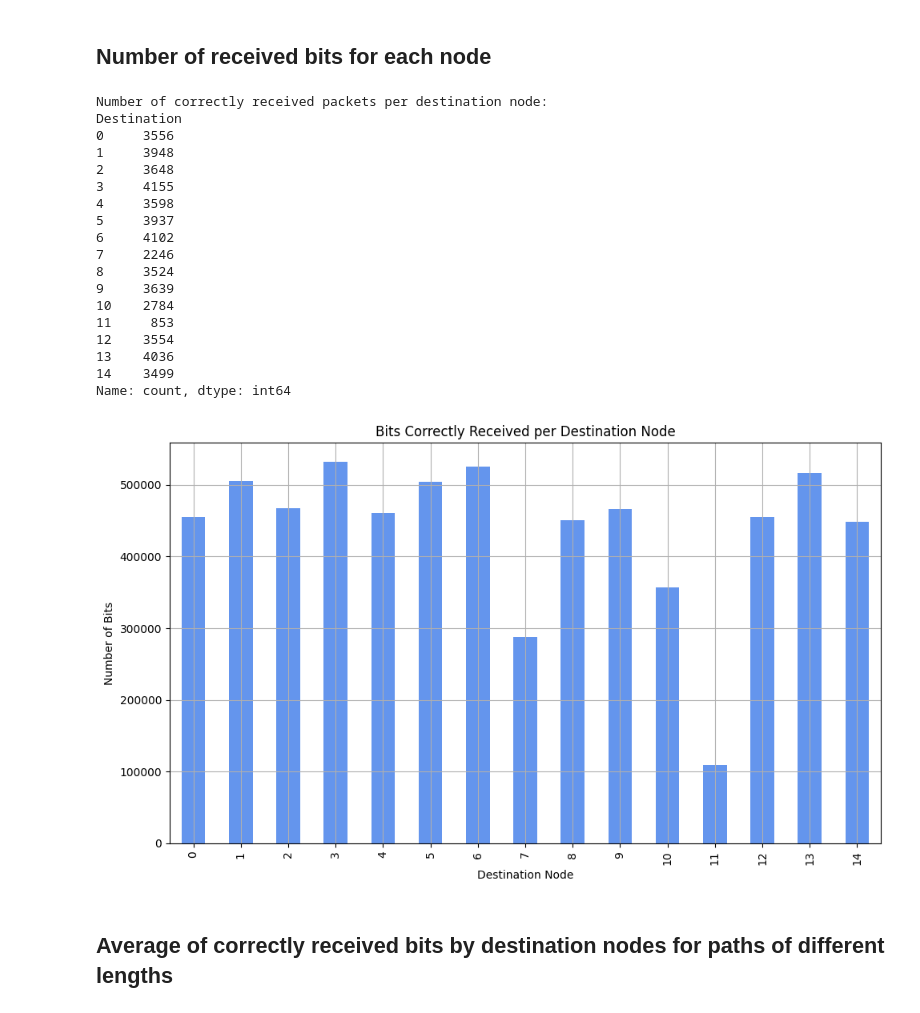
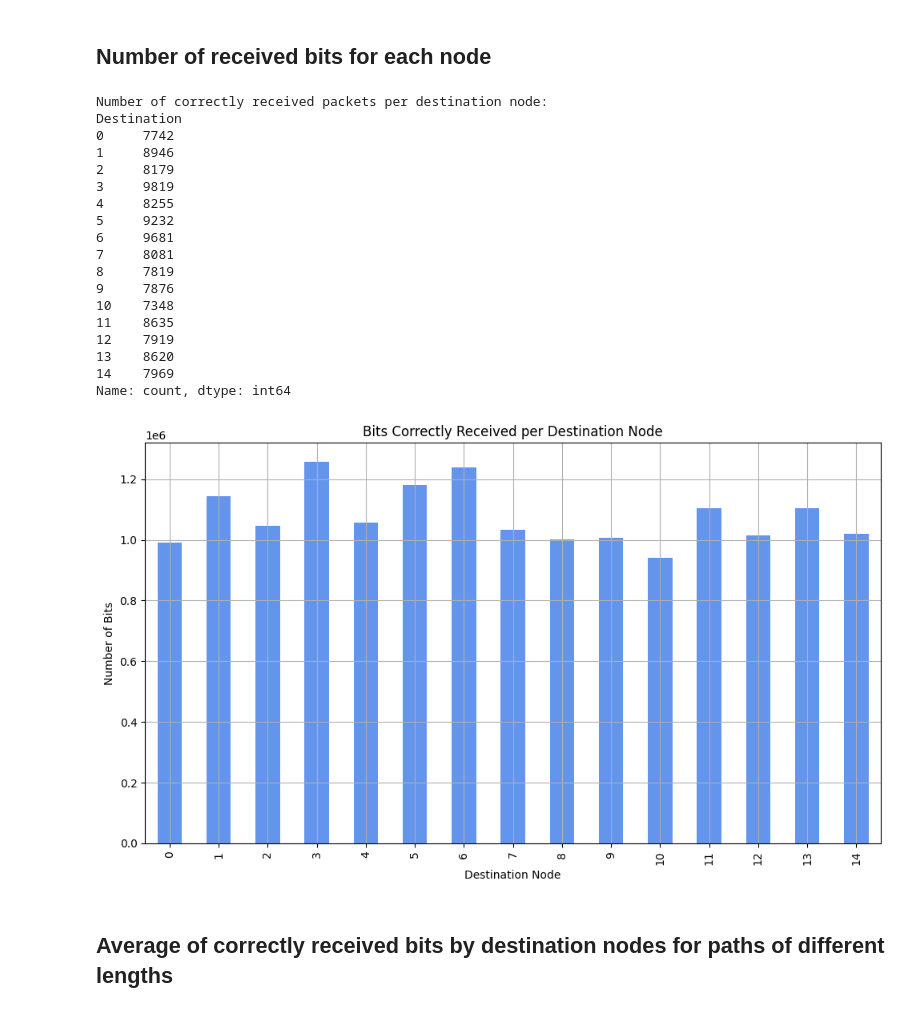
Before and after one commit to forcellatofrancesco/QKD_Simulator, a Jupyter notebook: plots.ipynb, the cells around one changed output. Drawn from its saved outputs; the diff is of its cells as text; code cells hidden in the pictures.

Commit message:
Notebook with plots updated

```diff
--- a/plots.ipynb
+++ b/plots.ipynb
@@ -68,47 +70,47 @@ plt.show()
 # %% [markdown]
 ## Number of received bits for each node
 # %%
-df_packets = pd.read_csv(sim_base_path + "packet_result.csv")
+df_packets = pd.read_csv(low_load_sim + "packet_result.csv")
 df_packets["Destination"] = df_packets["Destination"].str.extract(r"(\d+)", expand=False).astype(int)
 
 # Filter only delivered packets
 delivered_packets = df_packets[df_packets["Delivered"] == True]
 
 # Count received packets per destination node
 received_counts = delivered_packets["Destination"].value_counts().sort_index()
 received_bits = received_counts * 128
 
 print("Number of correctly received packets per destination node:")
 print(received_counts)
 
 plt.figure(figsize=(10, 6))
 received_bits.plot(kind="bar", color="cornflowerblue")
 plt.title("Bits Correctly Received per Destination Node")
 plt.xlabel("Destination Node")
 plt.ylabel("Number of Bits")
 plt.grid(True)
 plt.tight_layout()
 plt.show()
 # %% [output]
 Number of correctly received packets per destination node:
 Destination
-0     3556
-1     3948
-2     3648
-3     4155
-4     3598
-5     3937
-6     4102
-7     2246
-8     3524
-9     3639
-10    2784
-11     853
-12    3554
-13    4036
-14    3499
+0     7742
+1     8946
+2     8179
+3     9819
+4     8255
+5     9232
+6     9681
+7     8081
+8     7819
+9     7876
+10    7348
+11    8635
+12    7919
+13    8620
+14    7969
 Name: count, dtype: int64
-[figure, old version]
+[figure, new version]
 # %% [markdown]
 ## Average of correctly received bits by destination nodes for paths of different lengths
 # %%
```
Also changed, not shown: parts of 4 cells of this notebook.
